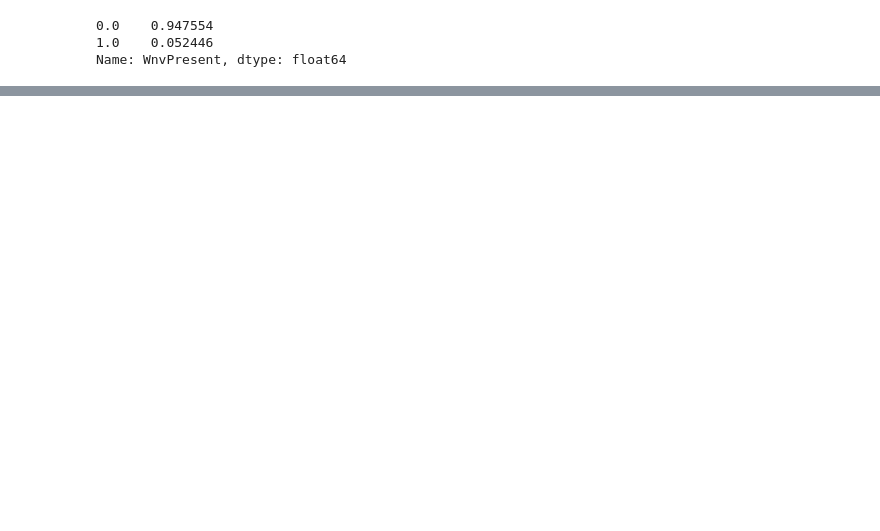
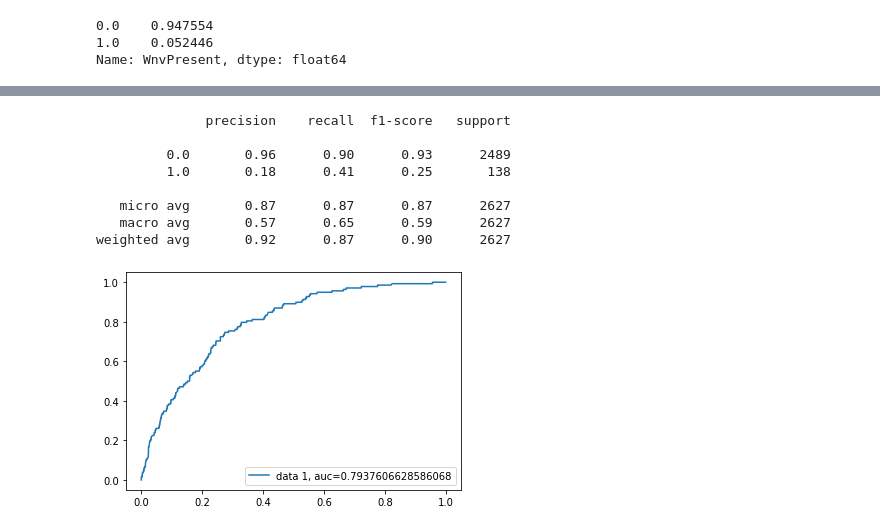
Before and after one commit to dsiginn/project4, a Jupyter notebook: Modelling.ipynb, the cells around one changed output, grey strips where cells are left out. Saved outputs shown, nothing was run; the diff lists cells and outputs as text; code cells hidden in the pictures; blank space fills up the shorter version.

```diff
--- a/Modelling.ipynb
+++ b/Modelling.ipynb
@@ -307,0 +303,23 @@ weighted avg       0.92      0.90      0.91      2627
+# %%
+et = ExtraTreesClassifier(min_samples_leaf= 1, min_samples_split = 3, max_depth = 14, n_estimators = 60)
+et.fit(X_res, y_res)
+y_pred = et.predict(X_test)
+
+print(classification_report(y_test,y_pred))
+
+y_pred_proba = et.predict_proba(X_test)[::,1]
+fpr, tpr, _ = metrics.roc_curve(y_test,  y_pred_proba)
+auc = metrics.roc_auc_score(y_test, y_pred_proba)
+plt.plot(fpr,tpr,label="data 1, auc="+str(auc))
+plt.legend(loc=4)
+plt.show()
+# %% [output]
+              precision    recall  f1-score   support
+
+         0.0       0.96      0.90      0.93      2489
+         1.0       0.18      0.41      0.25       138
+
+   micro avg       0.87      0.87      0.87      2627
+   macro avg       0.57      0.65      0.59      2627
+weighted avg       0.92      0.87      0.90      2627
+[figure, added]
```
Also changed, not shown: parts of 21 cells of this notebook.
